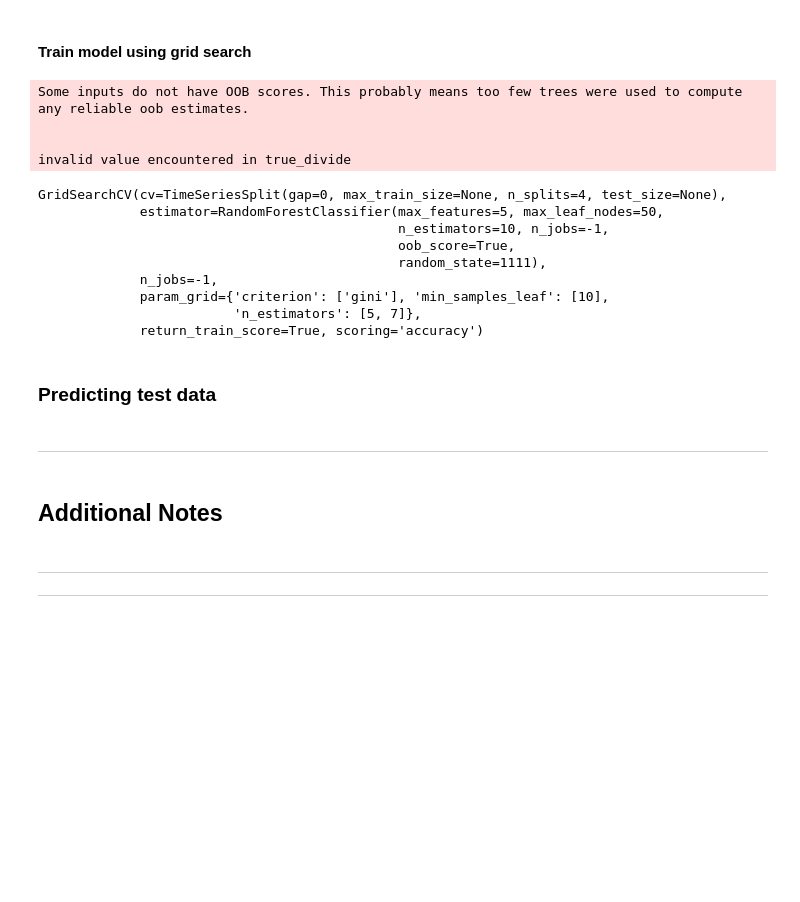
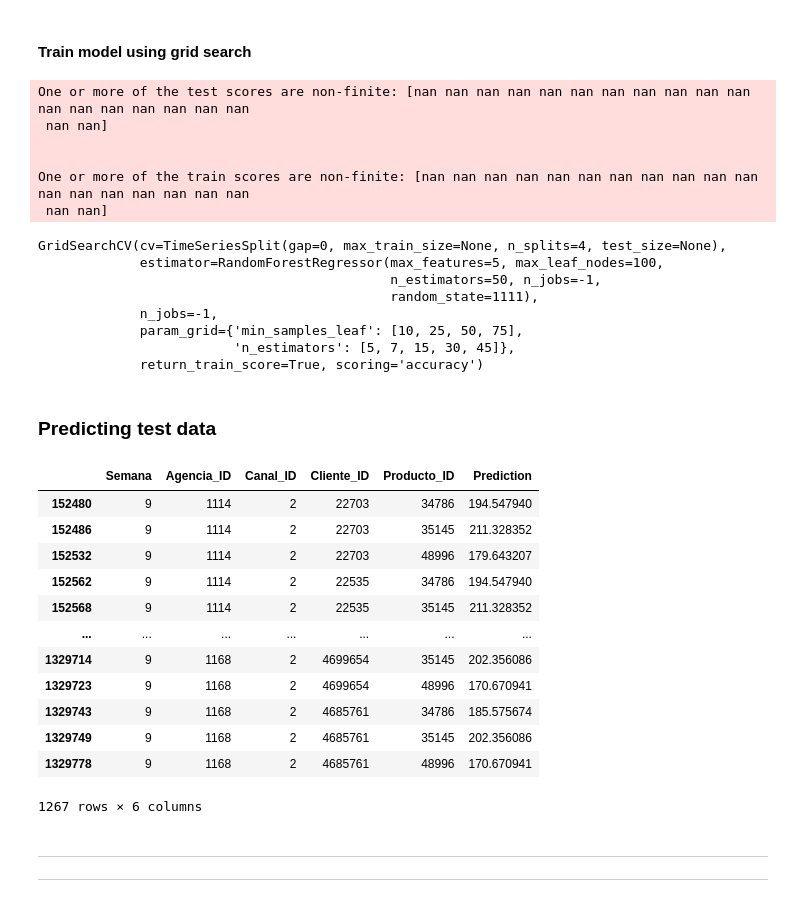
Before and after one commit to Roberto919/abx_answers, a Jupyter notebook: notebooks/abxrp_nb.ipynb, the cells around one changed output. Saved outputs shown, nothing was run; the diff lists cells and outputs as text; code cells hidden in the pictures; blank space fills up the shorter version.

Commit message:
adding some updates to the model selected

```diff
--- a/notebooks/abxrp_nb.ipynb
+++ b/notebooks/abxrp_nb.ipynb
@@ -728,18 +721,17 @@ df_pr_features_prc = pipeline.fit_transform(df_pr_features)
 models_dict = {
 
     "random_forest": {
-        "model": RandomForestClassifier(
+        "model": RandomForestRegressor(
             max_features=5,
-            n_estimators=10,
-            max_leaf_nodes=50,
-            oob_score=True,
+            n_estimators=50,
+            max_leaf_nodes=100,
+            oob_score=False,
             n_jobs=-1,
             random_state=1111
         ),
         "param_grid": {
-            "n_estimators": [5, 7],
-            "min_samples_leaf": [10],
-            "criterion": ['gini']
+            "n_estimators": [5, 7, 15, 30, 45],
+            "min_samples_leaf": [10, 25, 50, 75]
         }
     },
 
@@ -761,18 +753,19 @@ grid_search = GridSearchCV(model,
                        )
 grid_search.fit(df_features_prc, df_labels)
 # %% [output]
-Some inputs do not have OOB scores. This probably means too few trees were used to compute any reliable oob estimates.
+One or more of the test scores are non-finite: [nan nan nan nan nan nan nan nan nan nan nan nan nan nan nan nan nan nan
+ nan nan]
 
 
-invalid value encountered in true_divide
+One or more of the train scores are non-finite: [nan nan nan nan nan nan nan nan nan nan nan nan nan nan nan nan nan nan
+ nan nan]
 GridSearchCV(cv=TimeSeriesSplit(gap=0, max_train_size=None, n_splits=4, test_size=None),
-             estimator=RandomForestClassifier(max_features=5, max_leaf_nodes=50,
-                                              n_estimators=10, n_jobs=-1,
-                                              oob_score=True,
-                                              random_state=1111),
+             estimator=RandomForestRegressor(max_features=5, max_leaf_nodes=100,
+                                             n_estimators=50, n_jobs=-1,
+                                             random_state=1111),
              n_jobs=-1,
-             param_grid={'criterion': ['gini'], 'min_samples_leaf': [10],
-                         'n_estimators': [5, 7]},
+             param_grid={'min_samples_leaf': [10, 25, 50, 75],
+                         'n_estimators': [5, 7, 15, 30, 45]},
              return_train_score=True, scoring='accuracy')
 # %%
 best_estimator = grid_search.best_estimator_
@@ -784,12 +777,24 @@ pred = best_estimator.predict(df_pr_features_prc)
 # %%
 abxrp_result = df_pr_features.copy()
 abxrp_result["Prediction"] = pred
+# %%
+abxrp_result
+# %% [output]
+|  | Semana | Agencia_ID | Canal_ID | Cliente_ID | Producto_ID | Prediction |
+| 152480 | 9 | 1114 | 2 | 22703 | 34786 | 194.547940 |
+| 152486 | 9 | 1114 | 2 | 22703 | 35145 | 211.328352 |
+| 152532 | 9 | 1114 | 2 | 22703 | 48996 | 179.643207 |
+| 152562 | 9 | 1114 | 2 | 22535 | 34786 | 194.547940 |
+| 152568 | 9 | 1114 | 2 | 22535 | 35145 | 211.328352 |
+| ... | ... | ... | ... | ... | ... | ... |
+| 1329714 | 9 | 1168 | 2 | 4699654 | 35145 | 202.356086 |
+| 1329723 | 9 | 1168 | 2 | 4699654 | 48996 | 170.670941 |
+| 1329743 | 9 | 1168 | 2 | 4685761 | 34786 | 185.575674 |
+| 1329749 | 9 | 1168 | 2 | 4685761 | 35145 | 202.356086 |
+| 1329778 | 9 | 1168 | 2 | 4685761 | 48996 | 170.670941 |
+1267 rows × 6 columns
 # %%
 abxrp_result.to_csv("../results/abxrp_result.csv")
-# %% [markdown]
----
-# %% [markdown]
-## Additional Notes
 # %% [markdown]
 ---
 ---
```
Also changed, not shown: parts of 8 cells of this notebook, 1 other file.
